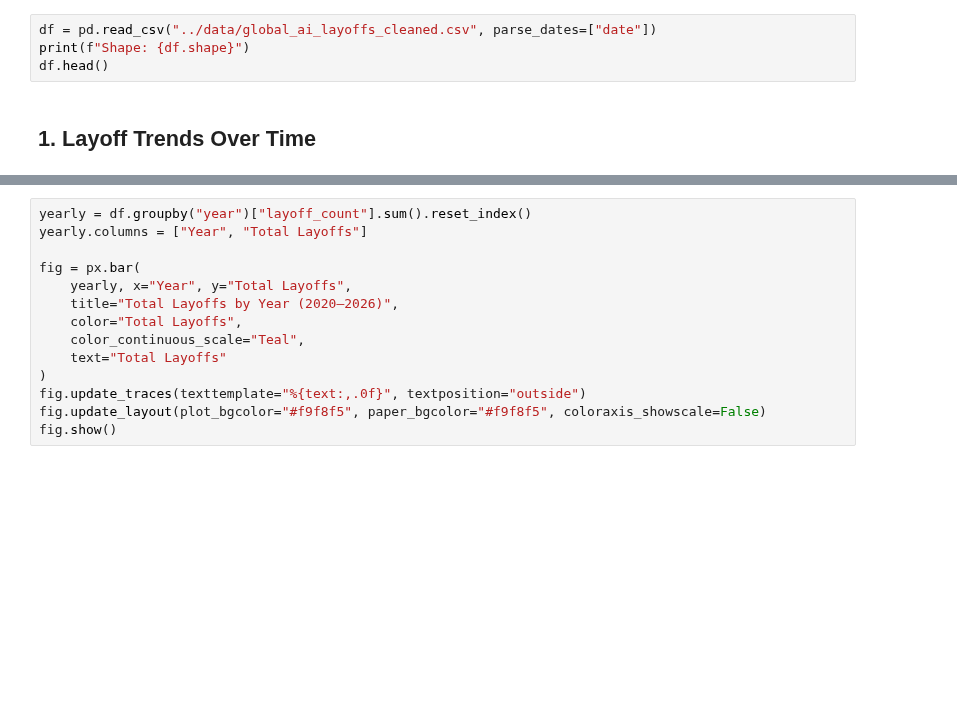
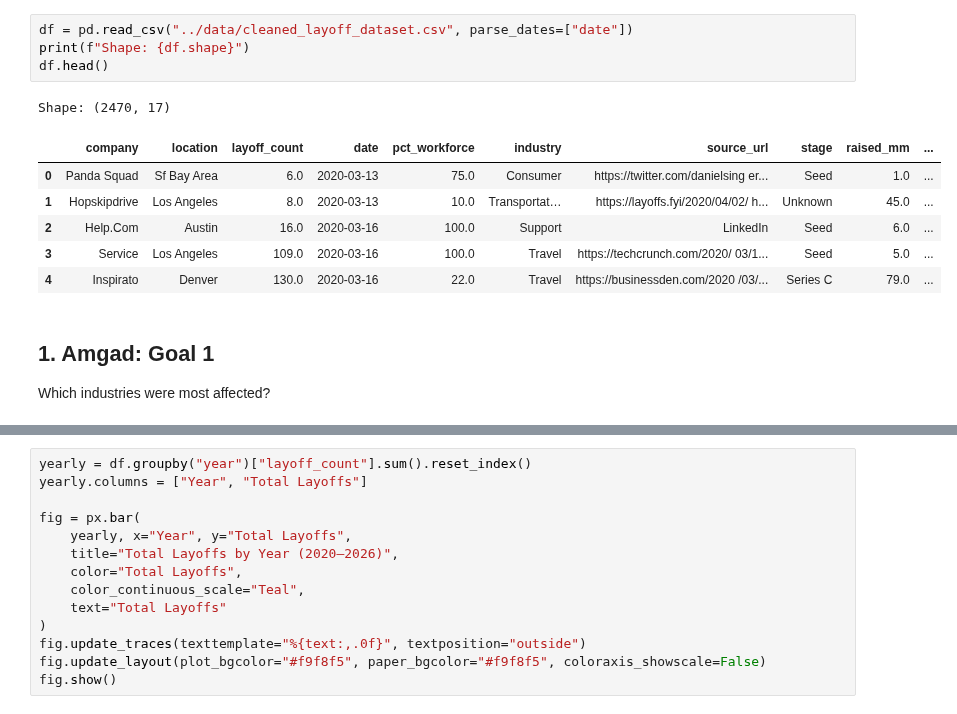
Before and after one commit to amgadyassin/global-ai-layoffs, a Jupyter notebook: notebooks/02_data_visualization.ipynb, the cells around one changed output, grey strips where cells are left out. Saved outputs shown, nothing was run; the diff lists cells and outputs as text; blank space fills up the shorter version.

```diff
--- a/notebooks/02_data_visualization.ipynb
+++ b/notebooks/02_data_visualization.ipynb
@@ -22,6 +27,15 @@ print("Libraries loaded ✅")
 # %%
-df = pd.read_csv("../data/global_ai_layoffs_cleaned.csv", parse_dates=["date"])
+df = pd.read_csv("../data/cleaned_layoff_dataset.csv", parse_dates=["date"])
 print(f"Shape: {df.shape}")
 df.head()
+# %% [output]
+Shape: (2470, 17)
+|  | company | location | layoff_count | date | pct_workforce | industry | source_url | stage | raised_mm | ... |
+| 0 | Panda Squad | Sf Bay Area | 6.0 | 2020-03-13 | 75.0 | Consumer | https://twitter.com/danielsing er... | Seed | 1.0 | ... |
+| 1 | Hopskipdrive | Los Angeles | 8.0 | 2020-03-13 | 10.0 | Transportat… | https://layoffs.fyi/2020/04/02/ h... | Unknown | 45.0 | ... |
+| 2 | Help.Com | Austin | 16.0 | 2020-03-16 | 100.0 | Support | LinkedIn | Seed | 6.0 | ... |
+| 3 | Service | Los Angeles | 109.0 | 2020-03-16 | 100.0 | Travel | https://techcrunch.com/2020/ 03/1... | Seed | 5.0 | ... |
+| 4 | Inspirato | Denver | 130.0 | 2020-03-16 | 22.0 | Travel | https://businessden.com/2020 /03/... | Series C | 79.0 | ... |
-# %% [markdown]
-## 1. Layoff Trends Over Time
+# %% [markdown]
+## 1. Amgad: Goal 1
+Which industries were most affected?
```
Also changed, not shown: parts of 45 cells of this notebook, 1 other file.
